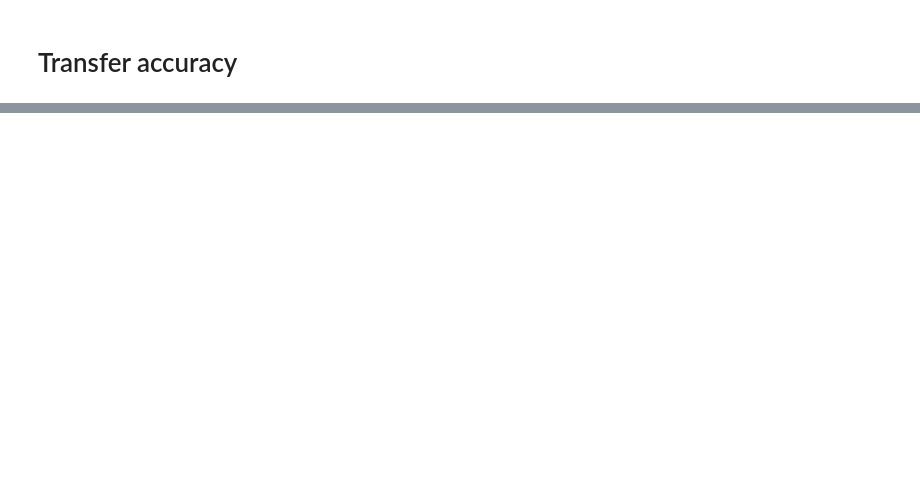
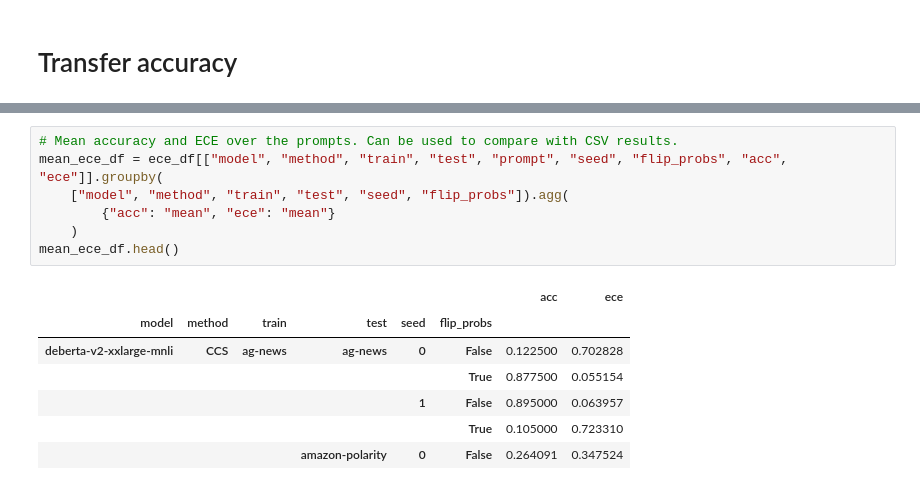
Before and after one commit to ebronstein/Exhaustive-CCS, a Jupyter notebook: plots.ipynb, the cells around one changed output, grey strips where cells are left out. Drawn from its saved outputs; the diff is of its cells as text; blank space fills up the shorter version.

```diff
--- a/plots.ipynb
+++ b/plots.ipynb
@@ -252,0 +362,15 @@ test_test_sets
+# %%
+# Mean accuracy and ECE over the prompts. Can be used to compare with CSV results.
+mean_ece_df = ece_df[["model", "method", "train", "test", "prompt", "seed", "flip_probs", "acc", "ece"]].groupby(
+    ["model", "method", "train", "test", "seed", "flip_probs"]).agg(
+        {"acc": "mean", "ece": "mean"}
+    )
+mean_ece_df.head()
+# %% [output]
+|  |  |  |  |  |  | acc | ece |
+| model | method | train | test | seed | flip_probs |  |  |
+| deberta-v2-xxlarge-mnli | CCS | ag-news | ag-news | 0 | False | 0.122500 | 0.702828 |
+|  |  |  |  |  | True | 0.877500 | 0.055154 |
+|  |  |  |  | 1 | False | 0.895000 | 0.063957 |
+|  |  |  |  |  | True | 0.105000 | 0.723310 |
+|  |  |  | amazon-polarity | 0 | False | 0.264091 | 0.347524 |
```
Also changed, not shown: parts of 17 cells of this notebook.
